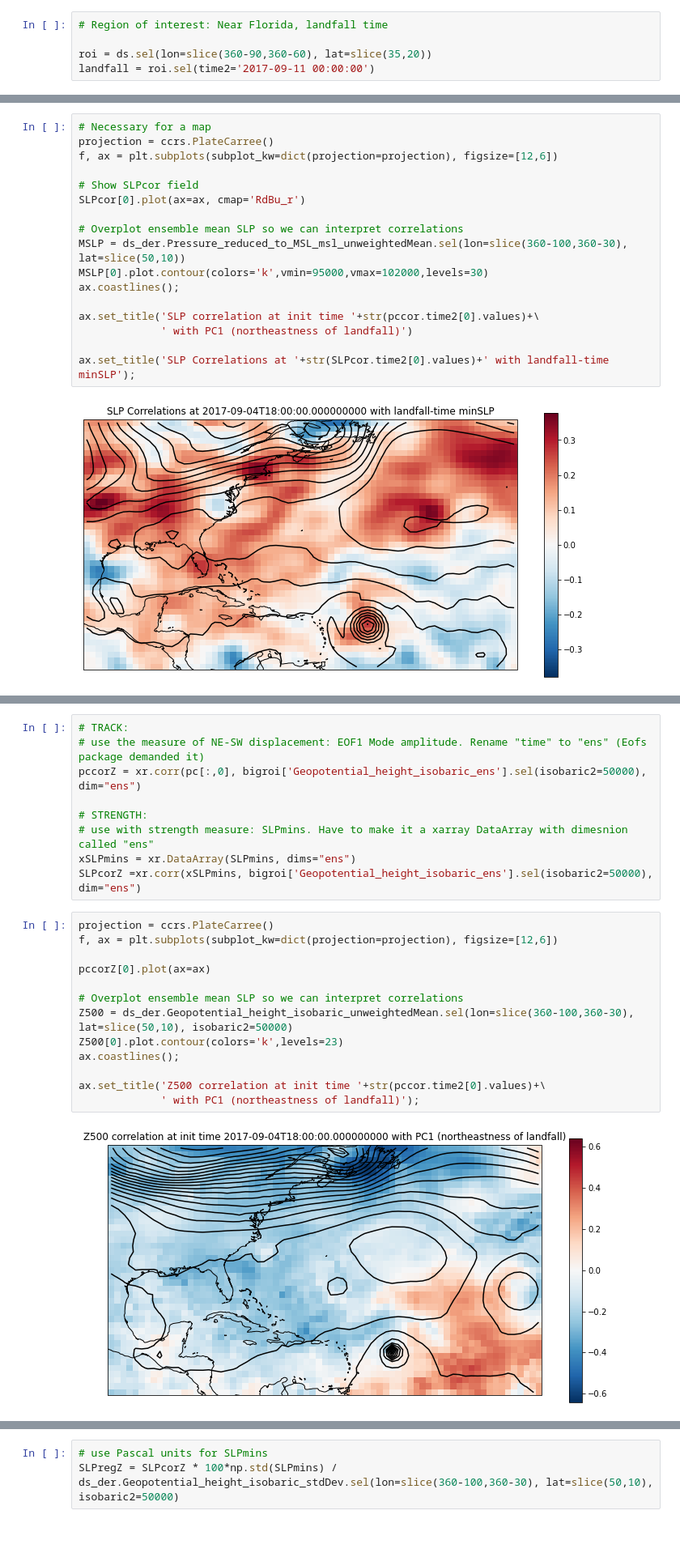
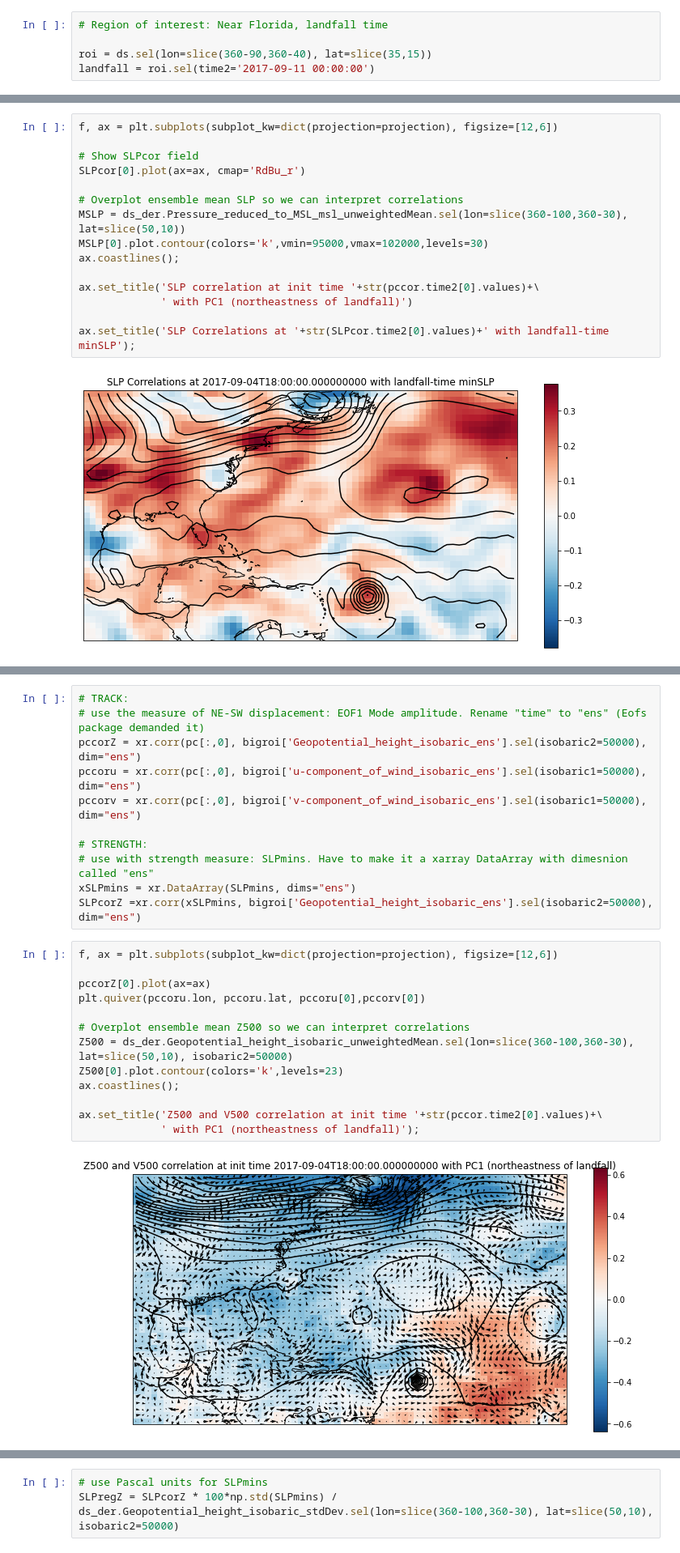
Before and after one commit to MPOcanes/MPO624_2022, a Jupyter notebook: Notebooks/Irma_Ensembles.ipynb, the cells around one changed output, grey strips where cells are left out. Shown at 81% size. Drawn from its saved outputs; the diff is of its cells as text.

```diff
--- a/Notebooks/Irma_Ensembles.ipynb
+++ b/Notebooks/Irma_Ensembles.ipynb
@@ -28,7 +28,7 @@ ds_der = xr.open_dataset(URLder)
 # %%
 # Region of interest: Near Florida, landfall time
 
-roi = ds.sel(lon=slice(360-90,360-60), lat=slice(35,20))
+roi = ds.sel(lon=slice(360-90,360-40), lat=slice(35,15))
 landfall = roi.sel(time2='2017-09-11 00:00:00')
 # %% [markdown]
 # First landfall-time outcome measure: strength
@@ -153,8 +157,6 @@ ax.set_title('SLP correlation at init time '+str(pccor.time2[0].values)+\
 # %% [output]
 [figure]
 # %%
-# Necessary for a map
-projection = ccrs.PlateCarree()
 f, ax = plt.subplots(subplot_kw=dict(projection=projection), figsize=[12,6])
 
 # Show SLPcor field
@@ -179,24 +182,26 @@ ax.set_title('SLP Correlations at '+str(SLPcor.time2[0].values)+' with landfall-
 # TRACK:
 # use the measure of NE-SW displacement: EOF1 Mode amplitude. Rename "time" to "ens" (Eofs package demanded it)
 pccorZ = xr.corr(pc[:,0], bigroi['Geopotential_height_isobaric_ens'].sel(isobaric2=50000), dim="ens")
+pccoru = xr.corr(pc[:,0], bigroi['u-component_of_wind_isobaric_ens'].sel(isobaric1=50000), dim="ens")
+pccorv = xr.corr(pc[:,0], bigroi['v-component_of_wind_isobaric_ens'].sel(isobaric1=50000), dim="ens")
 
 # STRENGTH:
 # use with strength measure: SLPmins. Have to make it a xarray DataArray with dimesnion called "ens"
 xSLPmins = xr.DataArray(SLPmins, dims="ens")
 SLPcorZ =xr.corr(xSLPmins, bigroi['Geopotential_height_isobaric_ens'].sel(isobaric2=50000), dim="ens")
 # %%
-projection = ccrs.PlateCarree()
 f, ax = plt.subplots(subplot_kw=dict(projection=projection), figsize=[12,6])
 
 pccorZ[0].plot(ax=ax)
+plt.quiver(pccoru.lon, pccoru.lat, pccoru[0],pccorv[0])
 
-# Overplot ensemble mean SLP so we can interpret correlations
+# Overplot ensemble mean Z500 so we can interpret correlations
 Z500 = ds_der.Geopotential_height_isobaric_unweightedMean.sel(lon=slice(360-100,360-30), lat=slice(50,10), isobaric2=50000)
 Z500[0].plot.contour(colors='k',levels=23)
 ax.coastlines();
 
-ax.set_title('Z500 correlation at init time '+str(pccor.time2[0].values)+\
+ax.set_title('Z500 and V500 correlation at init time '+str(pccor.time2[0].values)+\
              ' with PC1 (northeastness of landfall)');
 # %% [output]
-[figure, old version]
+[figure, new version]
 # %%
```
Also changed, not shown: parts of 9 cells of this notebook.
